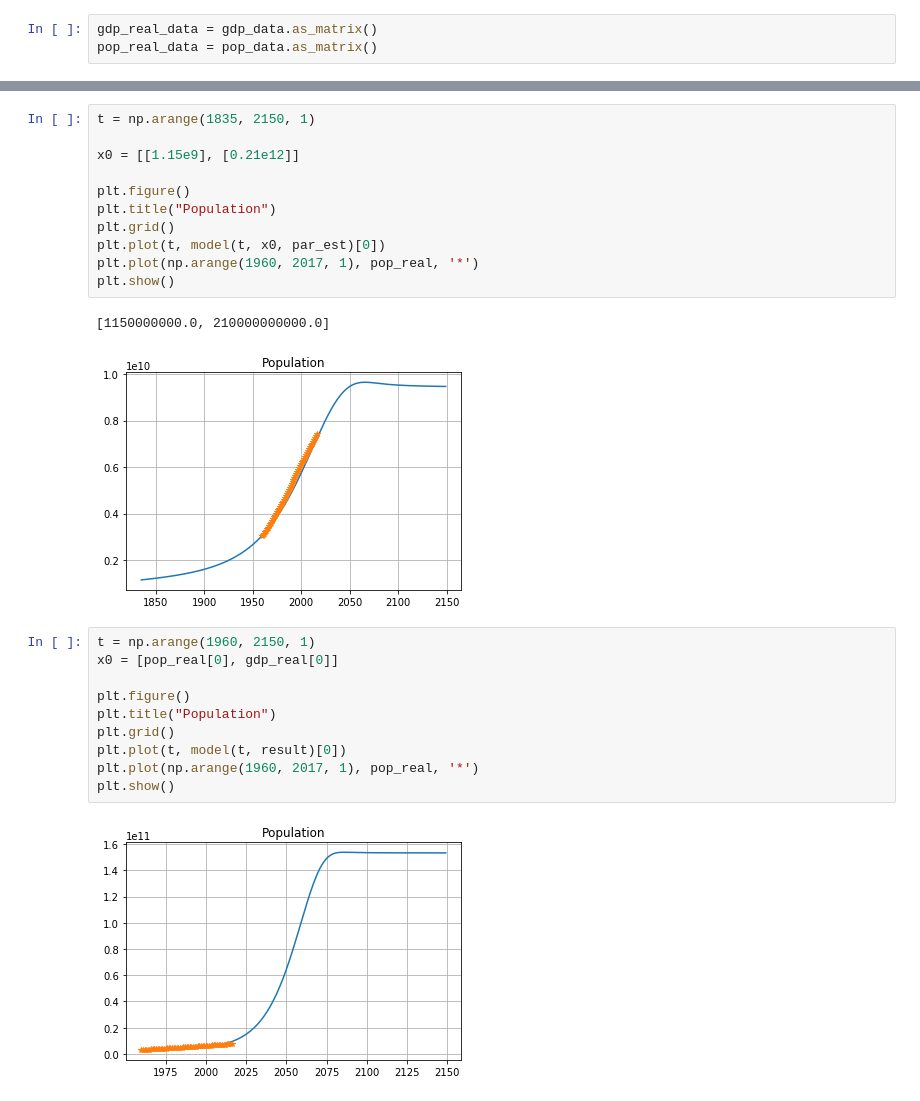
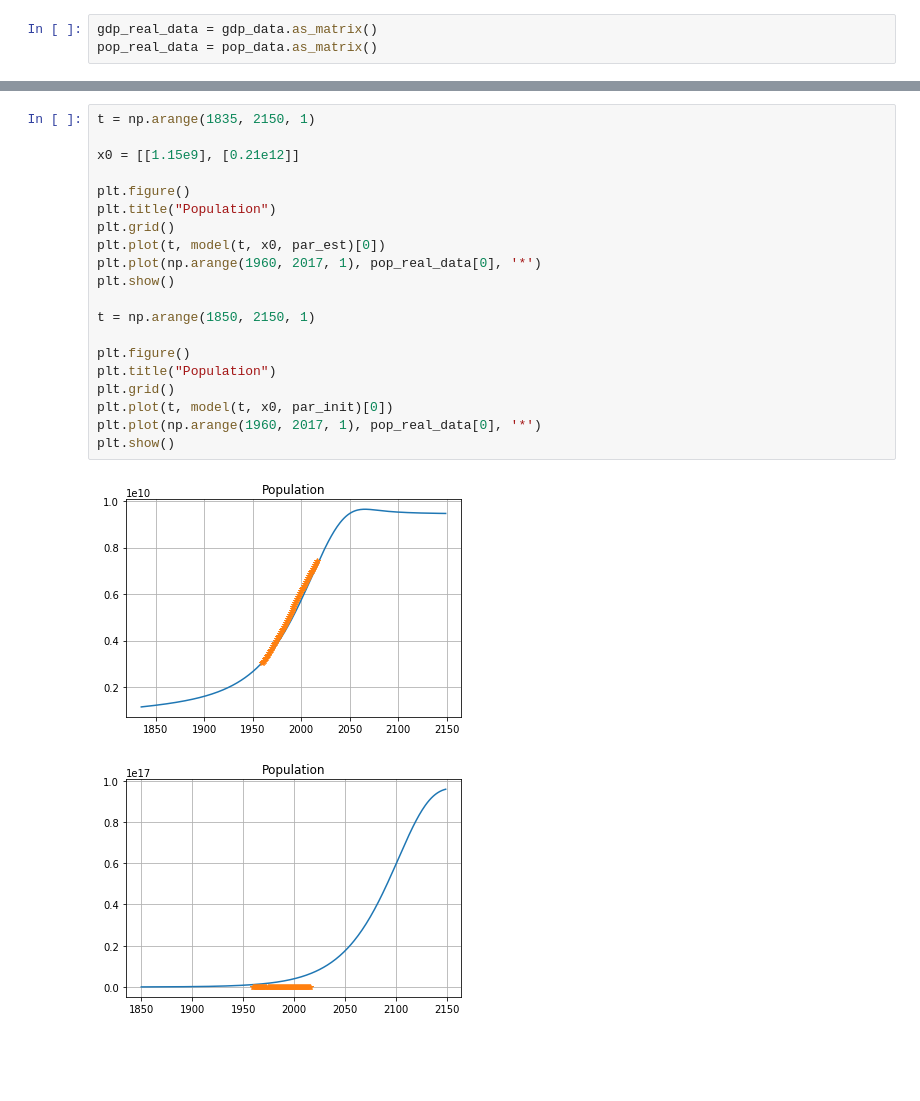
Before and after one commit to rfree18/math-modeling, a Jupyter notebook: final/Final.ipynb, the cells around one changed output, grey strips where cells are left out. Saved outputs shown, nothing was run; the diff lists cells and outputs as text; blank space fills up the shorter version.

```diff
--- a/final/Final.ipynb
+++ b/final/Final.ipynb
@@ -168,26 +171,23 @@ Optimization terminated successfully.
 # %%
 t = np.arange(1835, 2150, 1)
 
 x0 = [[1.15e9], [0.21e12]]
 
 plt.figure()
 plt.title("Population")
 plt.grid()
 plt.plot(t, model(t, x0, par_est)[0])
-plt.plot(np.arange(1960, 2017, 1), pop_real, '*')
+plt.plot(np.arange(1960, 2017, 1), pop_real_data[0], '*')
 plt.show()
+
+t = np.arange(1850, 2150, 1)
+
+plt.figure()
+plt.title("Population")
+plt.grid()
+plt.plot(t, model(t, x0, par_init)[0])
+plt.plot(np.arange(1960, 2017, 1), pop_real_data[0], '*')
+plt.show()
 # %% [output]
-[1150000000.0, 210000000000.0]
 [figure]
+[figure, added]
-# %%
-t = np.arange(1960, 2150, 1)
-x0 = [pop_real[0], gdp_real[0]]
-
-plt.figure()
-plt.title("Population")
-plt.grid()
-plt.plot(t, model(t, result)[0])
-plt.plot(np.arange(1960, 2017, 1), pop_real, '*')
-plt.show()
-# %% [output]
-[figure, removed]
```
Also changed, not shown: parts of 7 cells of this notebook, 4 other files.
